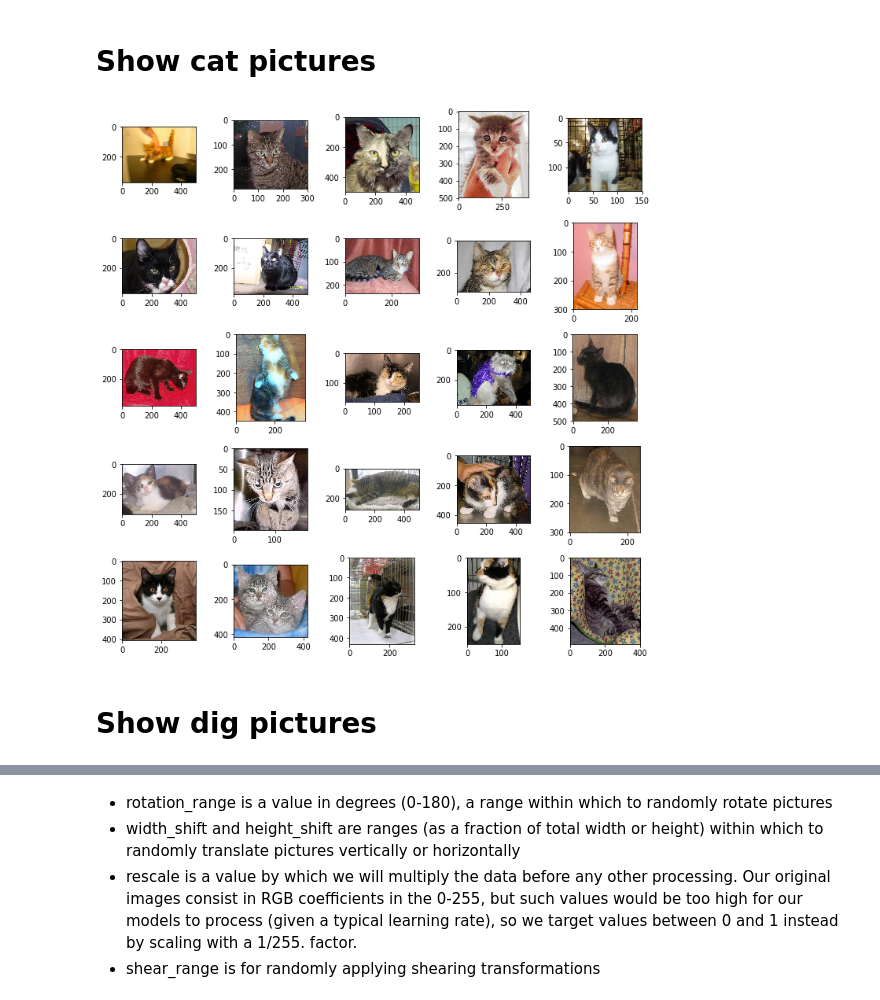
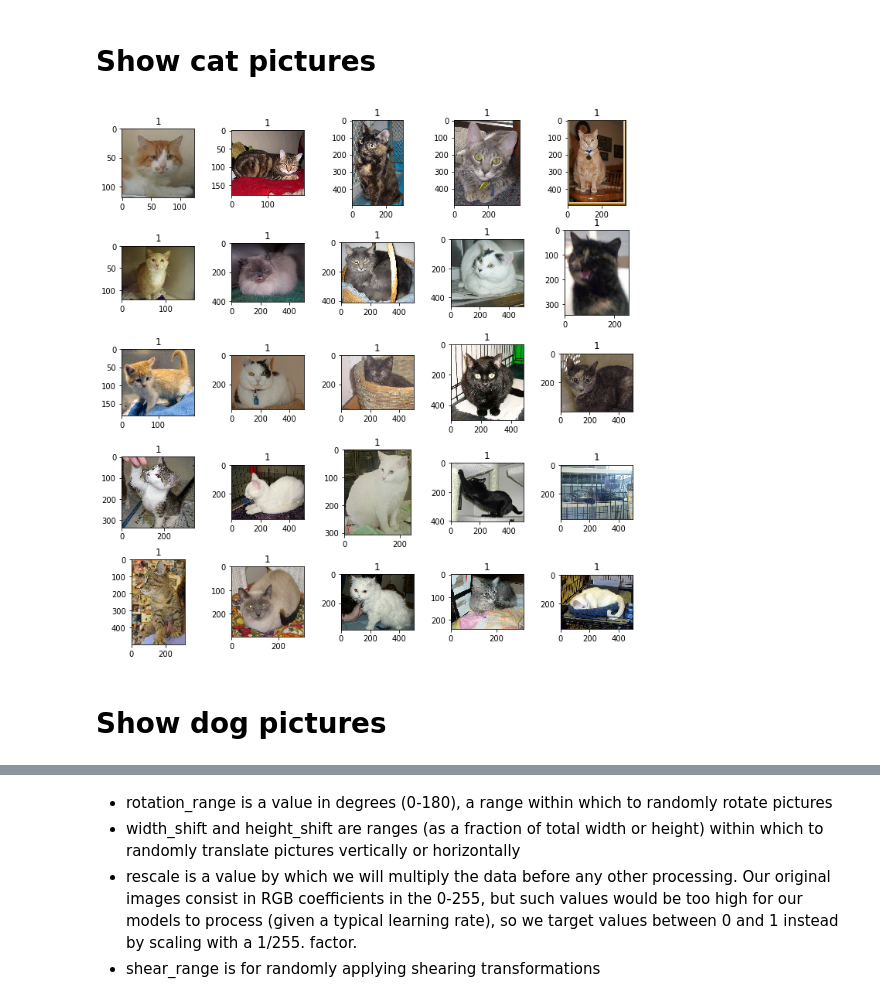
Before and after one commit to abulbasar/neural-networks, a Jupyter notebook: Keras 10 - Cat vs Dog.ipynb, the cells around one changed output, grey strips where cells are left out. Cells and saved outputs as stored; diff of their text form; code cells hidden in the pictures.

```diff
--- a/Keras 10 - Cat vs Dog.ipynb
+++ b/Keras 10 - Cat vs Dog.ipynb
@@ -40,2 +114,3 @@ array(['/data/kaggle/cat-vs-dog/training/cat/cat.0.jpg',
 # %%
-y = np.array([1 if "/cat/" in path else 0 for path in files])
+y = np.array([1 if "cat" in path else 0 for path in files])
+pd.Series(y).value_counts()
@@ -48,6 +121,7 @@ dtype: int64
 # %%
-path = files[15]
+path = files[100]
 print(path)
-img = ski.io.imread(path)
+img = ski.io.imread(data_home + "/train/" + path)
 plt.imshow(img)
+plt.title(path +" " + str(img.shape));
 # %% [output]
@@ -68,0 +130,3 @@ ski.io.imread("")
+# %%
+paths = np.array([data_home + "/train/" + f for f in files])
+paths[:5]
@@ -69,6 +139,6 @@ ski.io.imread("")
 # %%
 sizes = set()
-for i, fname in enumerate(files[:10]):
+for i, fname in enumerate(paths[:100]):
     img = ski.io.imread(fname)
     sizes.add(img.shape)
 sizes
@@ -87,14 +165,15 @@ sizes
 # %%
 fig, _ = plt.subplots(5, 5, figsize = (10, 10))
 plt.tight_layout()
 
 for i, ax in enumerate(fig.axes):
-    file = files[y==1][i]
+    file = paths[y==1][i]
     ax.imshow(ski.io.imread(file))
+    ax.set_title(y[y==1][i])
 # %% [output]
-[figure, old version]
+[figure, new version]
 # %% [markdown]
-# Show dig pictures
+# Show dog pictures
 # %%
 fig, _ = plt.subplots(5, 5, figsize = (10, 10))
 plt.tight_layout()
```
Also changed, not shown: parts of 47 cells of this notebook, 6 other files.
